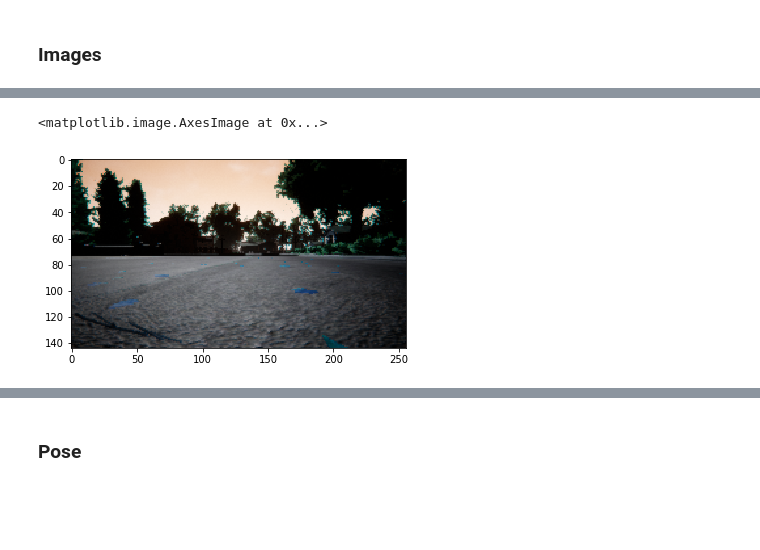
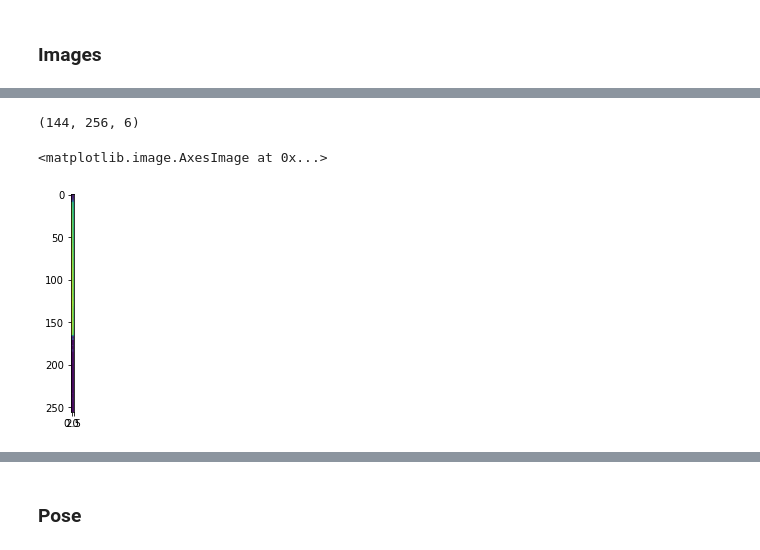
Before and after one commit to luizcartolano2/mc907-mobile-robotics, a Jupyter notebook: project4-deep-vo.ipynb, the cells around one changed output, grey strips where cells are left out. Cells and saved outputs as stored; diff of their text form; code cells hidden in the pictures; blank space fills up the shorter version.

Commit message:
trying to fix a bug on image reading

```diff
--- a/project4-deep-vo.ipynb
+++ b/project4-deep-vo.ipynb
@@ -73,0 +169,2 @@ def get_image(path,img_size=(256,144)):
+# %%
+teste = load_images('dataset/seq1/images/')
@@ -73,0 +179,4 @@ def get_image(path,img_size=(256,144)):
+# %%
+teste[0].shape
+# %% [output]
+(144, 256, 6)
@@ -74,5 +185,3 @@ def get_image(path,img_size=(256,144)):
 # %%
-plt.imshow(get_image('dataset/seq1/images/img__0_1574447279695982000.png'))
+img1 = get_image('dataset/seq1/images/img__0_1574447279695982000.png')
+img2 = get_image('dataset/seq1/images/img__0_1574447263434879000.png')
-# %% [output]
-<matplotlib.image.AxesImage at 0x...>
-[figure, removed]
@@ -112,0 +188,5 @@ def load_images(img_dir, img_size):
+# %%
+plt.imshow(teste[0][0,...,0:3])
+# %% [output]
+<matplotlib.image.AxesImage at 0x...>
+[figure, added]
```
Also changed, not shown: parts of 21 cells of this notebook.
